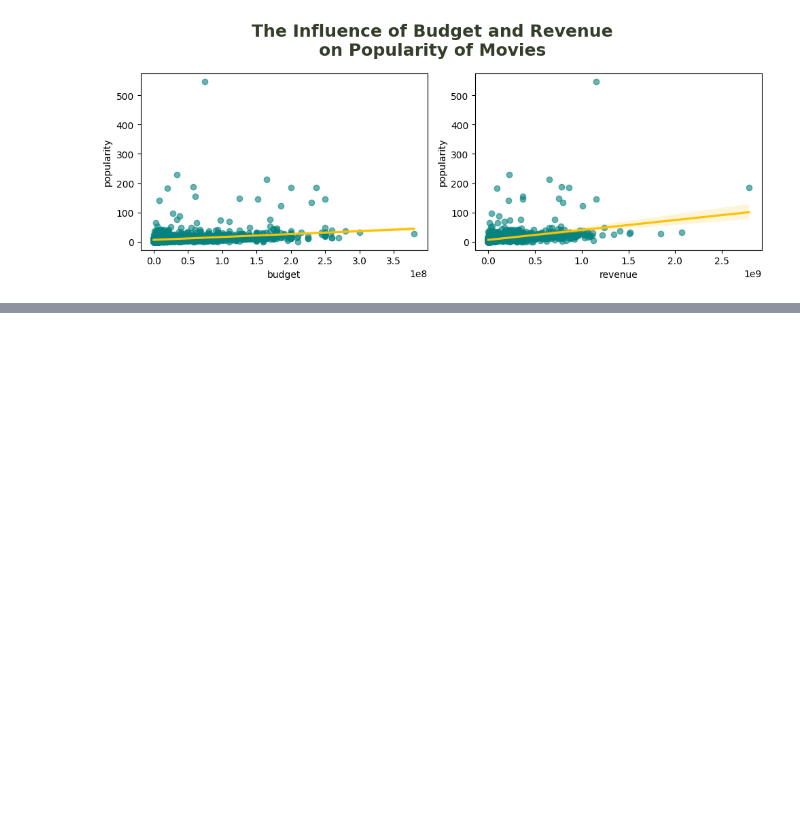
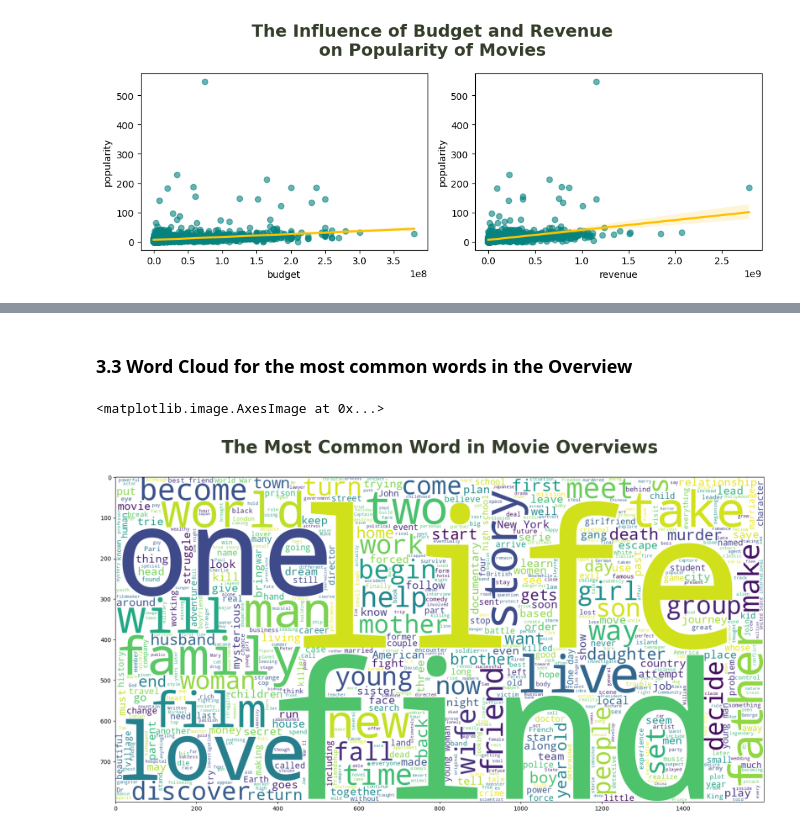
Before and after one commit to SudeshKumarSK/Cine-Match, a Jupyter notebook: Notebooks/Exploratory_Data_Analysis.ipynb, the cells around one changed output, grey strips where cells are left out. Cells and saved outputs as stored; diff of their text form; code cells hidden in the pictures; blank space fills up the shorter version.

Commit message:
Final Commit Data Visualization

```diff
--- a/Notebooks/Exploratory_Data_Analysis.ipynb
+++ b/Notebooks/Exploratory_Data_Analysis.ipynb
@@ -386,0 +391,12 @@ Budget and Revenue just slighly influence the popularity of the movies
+# %% [markdown]
+### 3.3 Word Cloud for the most common words in the Overview
+# %%
+plt.figure(figsize=(20,20))
+plt.title('The Most Common Word in Movie Overviews\n', fontsize=30, weight=600, color='#333d29')
+wc = WordCloud(max_words=1000, min_font_size=10,
+                height=800,width=1600,background_color="white").generate(' '.join(df['overview']))
+
+plt.imshow(wc)
+# %% [output]
+<matplotlib.image.AxesImage at 0x...>
+[figure, added]
```
Also changed, not shown: parts of 20 cells of this notebook.
